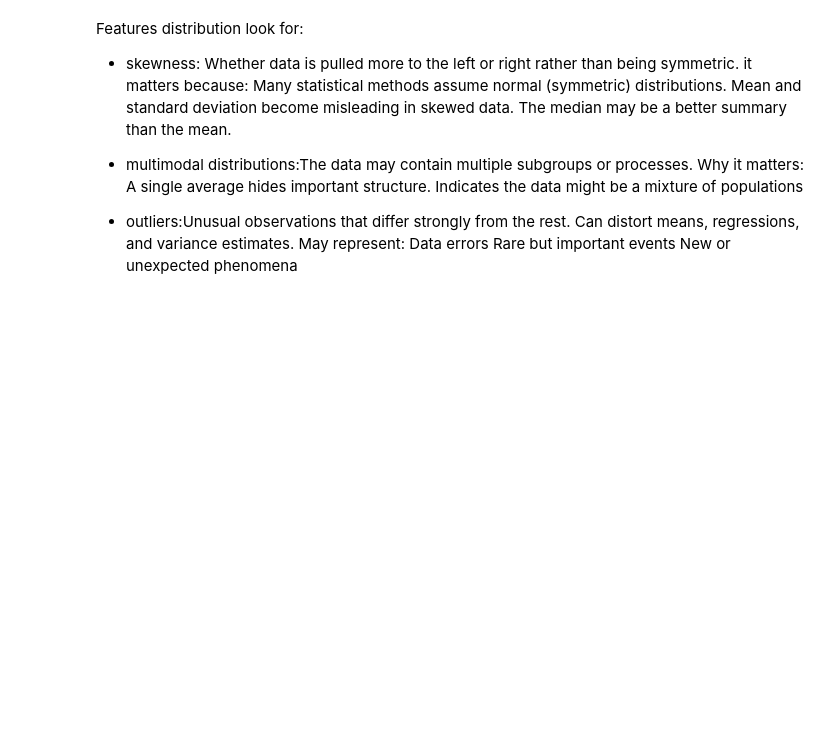
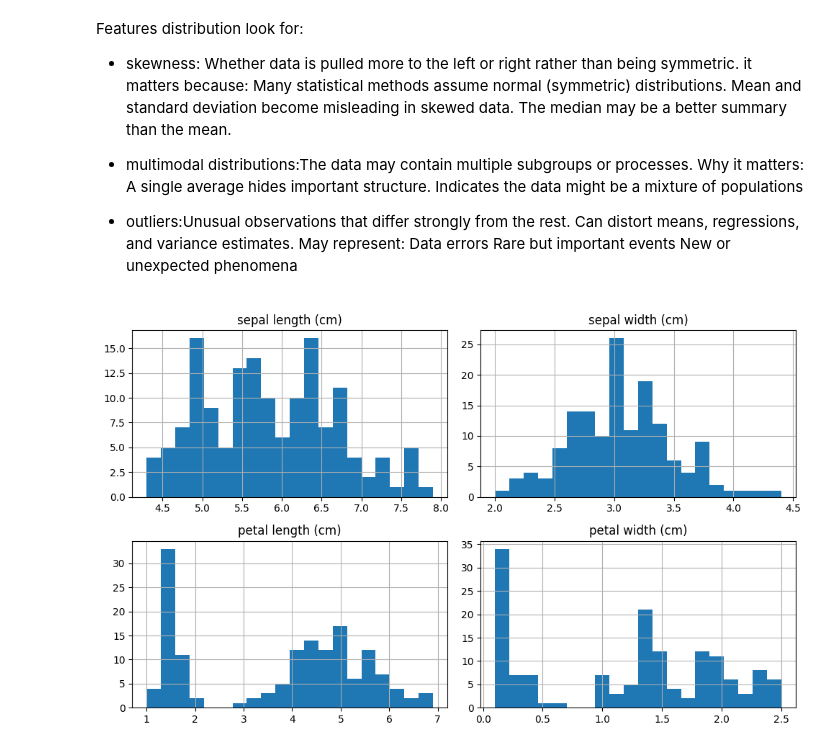
Before and after one commit to jacoopec/MachineLearning, a Jupyter notebook: DataExplorClean/Iris/irisDt.ipynb, the cells around one changed output. Cells and saved outputs as stored; diff of their text form; code cells hidden in the pictures; blank space fills up the shorter version.

```diff
--- a/DataExplorClean/Iris/irisDt.ipynb
+++ b/DataExplorClean/Iris/irisDt.ipynb
@@ -56,8 +139,10 @@ New or unexpected phenomena
 # %%
 import matplotlib.pyplot as plt
 
-df.drop(columns=['target', 'species']).hist(
+df.drop(columns=['target']).hist(
     figsize=(10, 6), bins=20
 )
 plt.tight_layout()
 plt.show()
+# %% [output]
+[figure, added]
```
Also changed, not shown: parts of 37 cells of this notebook, 1 other file.
